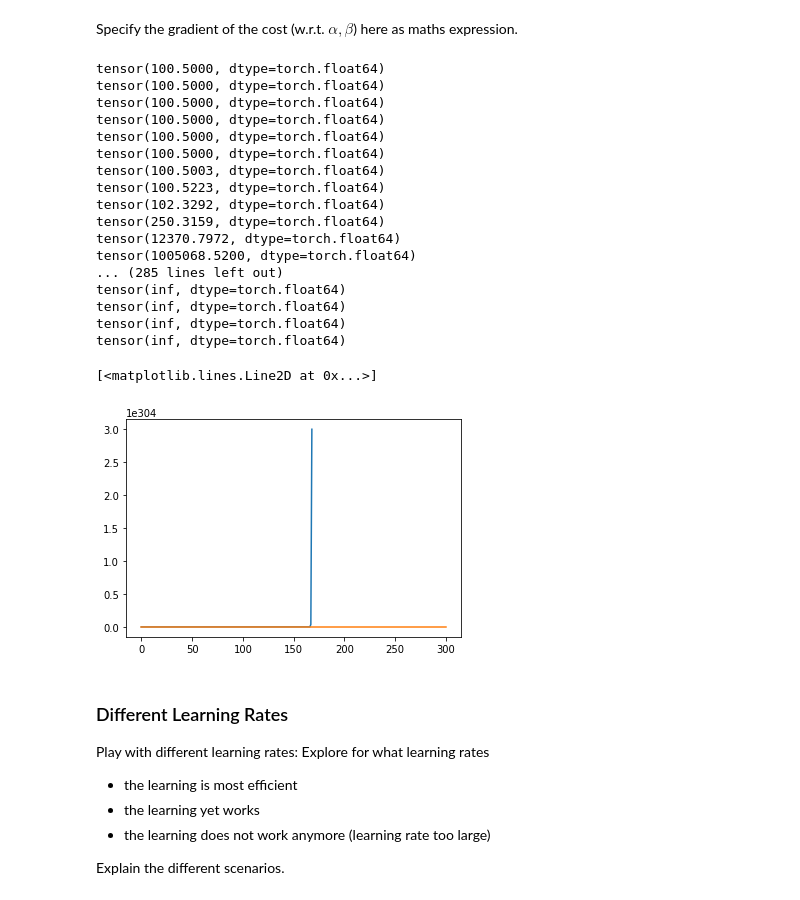
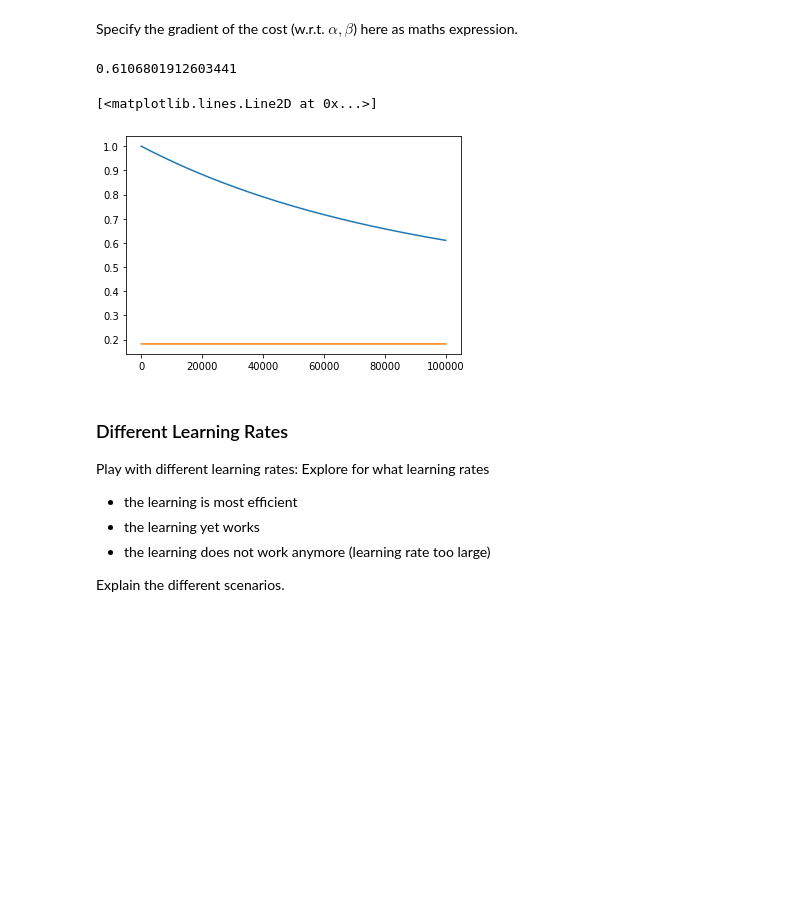
Before and after one commit to MatthiasEg/MSE_DeLearn, a Jupyter notebook: SW02/ex1-gradient-descent/pw02_lin_regression_GD_stud.ipynb, the cells around one changed output. Cells and saved outputs as stored; diff of their text form; code cells hidden in the pictures; blank space fills up the shorter version.

```diff
--- a/SW02/ex1-gradient-descent/pw02_lin_regression_GD_stud.ipynb
+++ b/SW02/ex1-gradient-descent/pw02_lin_regression_GD_stud.ipynb
@@ -63,20 +63,17 @@ N = x.size
 
 # YOUR CODE (START)
 # compose torch tensors X,Y of shape (N,2) and (N,1) respectively
-X = torch.ones((N, 2))
-X[:, 1] = torch.from_numpy(x)
-Y = torch.empty((N, 1))
-Y[:, 0] = torch.from_numpy(y).to(torch.double)
+X = torch.cat((torch.ones(N, 1), torch.tensor(x).reshape(-1,1)), dim=1)
+Y = torch.tensor(y).reshape(-1, 1)
 
 
 # solution of normal equations, 'a' a torch tensor of shape (2,1) that contains parameters alpha and beta, which shall be optimized
-a = torch.inverse(torch.transpose(X, 0, 1)@X)@torch.transpose(X, 0, 1)@Y
-# a_star = torch.linalg.lstsq(Y, X).solution
+a = torch.inverse(X.T@X)@X.T@Y
+# a = torch.linalg.lstsq(Y, X).solution
 
 # # prediction
-Yhat = a[0] + X[:, 1]*a[1]
-# Yhat_2 = a_star[0,0] + X[:, 1]*a_star[0,1]
-
+Yhat = X@a
+# Yhat = a[0] + X[:, 1]*a[1]
 # # YOUR CODE (END)
 
 # plot
@@ -85,5 +82,5 @@ plt.plot(X[:, 1], Yhat, 'r')
 # plt.plot(X[:, 1], Yhat_2, 'r')
 plt.xlabel("living_area")
 plt.ylabel("rent_price")
-# print(a)
+print(a)
 # %% [output]
@@ -97,9 +95,7 @@ $\qquad C = \frac{1}{2N}\sum_j \left(y_j-\hat{y}_j\right)^2 = C(\alpha,\beta)$
 # %%
 def cost(X: torch.Tensor, Y: torch.Tensor, a: torch.Tensor):
     # YOUR CODE (START)
-    N = X.size(dim=0)
-    Y_hat = a[0] + X[:, 1]*a[1]
-    return 1/(2*N) * torch.sum(torch.pow(Y - Y_hat, 2))
+    return torch.pow(torch.sub(Y, X@a), 2).mean().item()
     # YOUR CODE (END)
 # %%
 cost_closed_form = cost(X,Y,a)
@@ -111,64 +107,45 @@ tensor(182.6755)
 # %% [markdown]
 Specify the gradient of the cost (w.r.t. $\alpha, \beta$) here as maths expression.
 # %%
-def gradient_cost(X, Y, params):
+def gradient_cost(X, Y, a):
     # YOUR CODE (START)
-    N = X.size(dim=0)
-    a = params[0]
-    b = params[1]
-
-    partial_derivative_wrt_a = 1/(2*N) * torch.sum(2 * (Y - (a + X[:, 1]*b)))
-    partial_derivative_wrt_b = 1/(2*N) * torch.sum(2*X[:, 1] * (Y - (a + X[:, 1]*b)))
+    b = a[1]
+    a = a[0]
+    partial_derivative_wrt_a = (1/X.size(dim=0)) * (torch.sum(Y) - b * torch.sum(X))
+    partial_derivative_wrt_b = torch.sum(-2*X*(Y-a-b*X))
 
     return torch.tensor([[partial_derivative_wrt_a], [partial_derivative_wrt_b]])
     # YOUR CODE (END)
 # %%
 # adjust if needed
-nepochs = 300
-lr = 0.05
+nepochs = 100000
+lr = 0.00000001
 
 # initial parameter
 a = torch.tensor([0.0, 0.0], dtype=torch.float64).reshape(2, 1)
 
 # track the costs
 costs = [cost(X, Y, a)]
 
 # YOUR CODE (START)
 
 # loop over the epochs: update parameter values, compute the cost and add it to the costs list
 for epoch in range(nepochs):
     a = a - lr * gradient_cost(X, Y, a)
-    print(cost(X, Y, a))
     costs.append(cost(X, Y, a))
 
 
 # YOUR CODE (END)
 
 # some output
 cost_gd = costs[-1]
 print(cost_gd)
 plt.plot(range(nepochs+1), costs)
 plt.plot(range(nepochs+1), cost_closed_form*torch.ones(nepochs+1))
 # %% [output]
-tensor(100.5000, dtype=torch.float64)
-tensor(100.5000, dtype=torch.float64)
-tensor(100.5000, dtype=torch.float64)
-tensor(100.5000, dtype=torch.float64)
-tensor(100.5000, dtype=torch.float64)
-tensor(100.5000, dtype=torch.float64)
-tensor(100.5003, dtype=torch.float64)
-tensor(100.5223, dtype=torch.float64)
-tensor(102.3292, dtype=torch.float64)
-tensor(250.3159, dtype=torch.float64)
-tensor(12370.7972, dtype=torch.float64)
-tensor(1005068.5200, dtype=torch.float64)
-... (285 lines left out)
-tensor(inf, dtype=torch.float64)
-tensor(inf, dtype=torch.float64)
-tensor(inf, dtype=torch.float64)
-tensor(inf, dtype=torch.float64)
+0.6106801912603441
 [<matplotlib.lines.Line2D at 0x...>]
-[figure, old version]
+[figure, new version]
 # %% [markdown]
 ### Different Learning Rates
 
```
Also changed, not shown: parts of 3 cells of this notebook.
